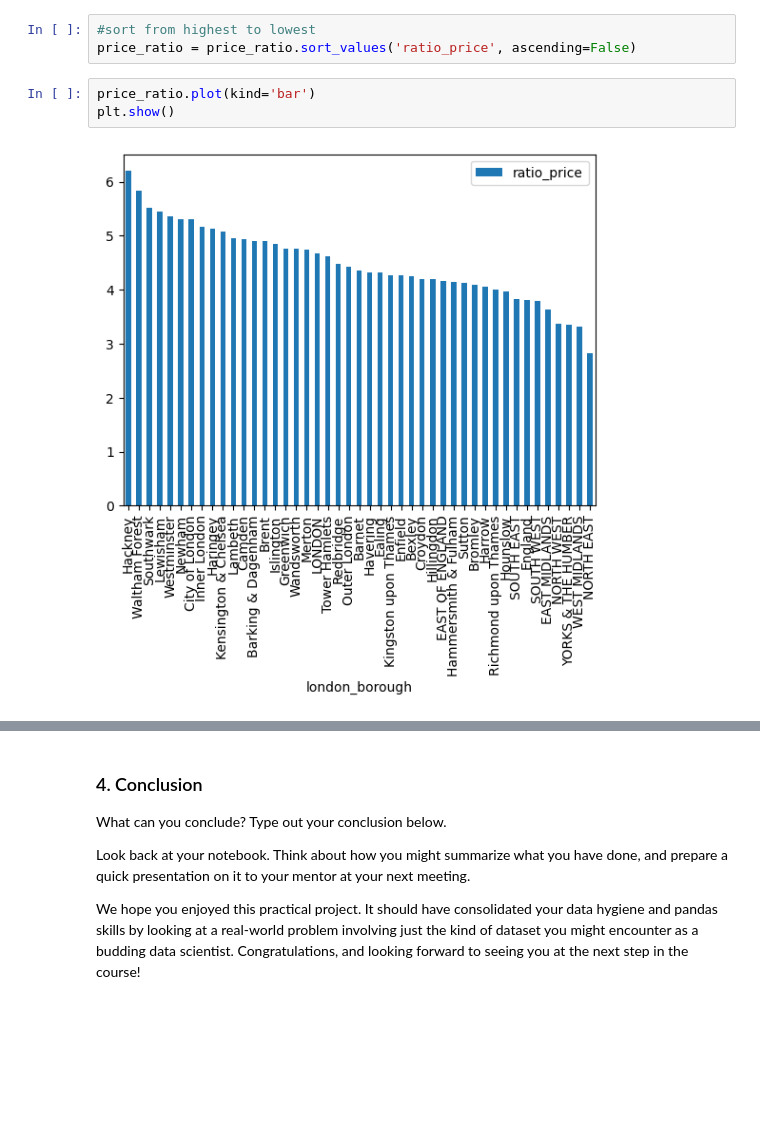
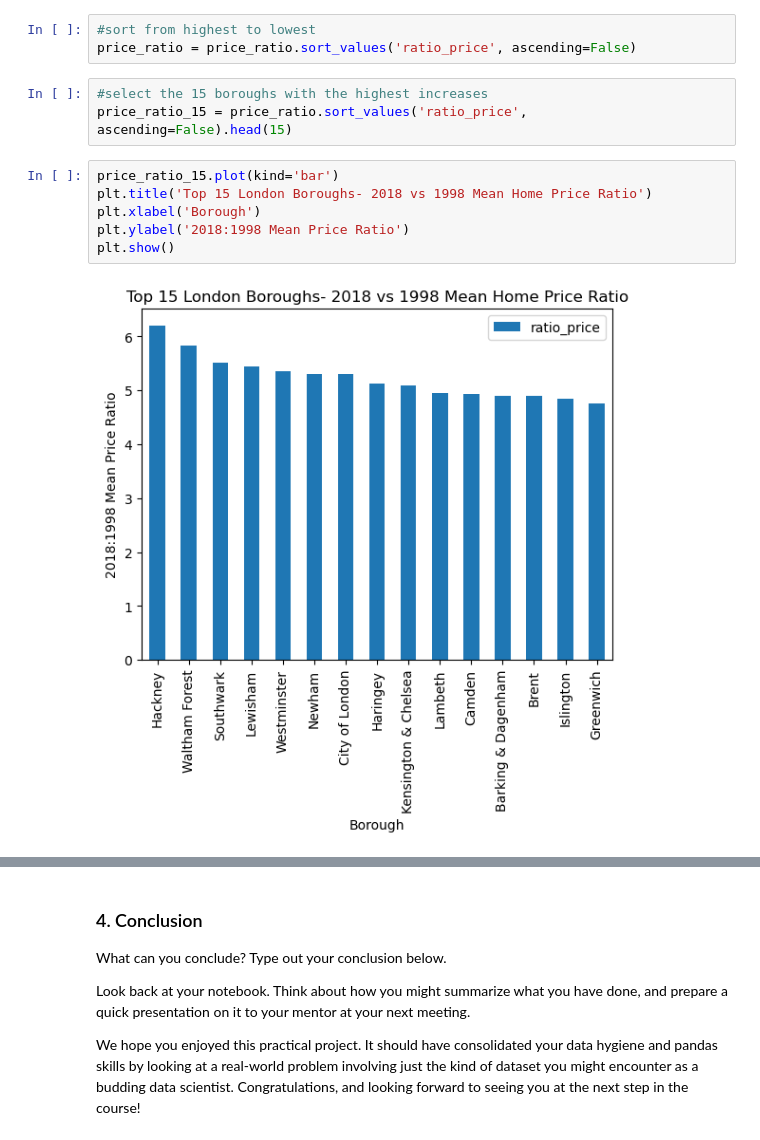
Before and after one commit to BrettlyCD/london-housing, a Jupyter notebook: london_housing.ipynb, the cells around one changed output, grey strips where cells are left out. Drawn from its saved outputs; the diff is of its cells as text; blank space fills up the shorter version.

```diff
--- a/london_housing.ipynb
+++ b/london_housing.ipynb
@@ -352,8 +365,14 @@ price_ratio.head()
 # %%
 #sort from highest to lowest
 price_ratio = price_ratio.sort_values('ratio_price', ascending=False)
-# %%
-price_ratio.plot(kind='bar')
-plt.show()
-# %% [output]
-[figure, removed]
+# %%
+#select the 15 boroughs with the highest increases
+price_ratio_15 = price_ratio.sort_values('ratio_price', ascending=False).head(15)
+# %%
+price_ratio_15.plot(kind='bar')
+plt.title('Top 15 London Boroughs- 2018 vs 1998 Mean Home Price Ratio')
+plt.xlabel('Borough')
+plt.ylabel('2018:1998 Mean Price Ratio')
+plt.show()
+# %% [output]
+[figure, added]
```
Also changed, not shown: parts of 14 cells of this notebook.
